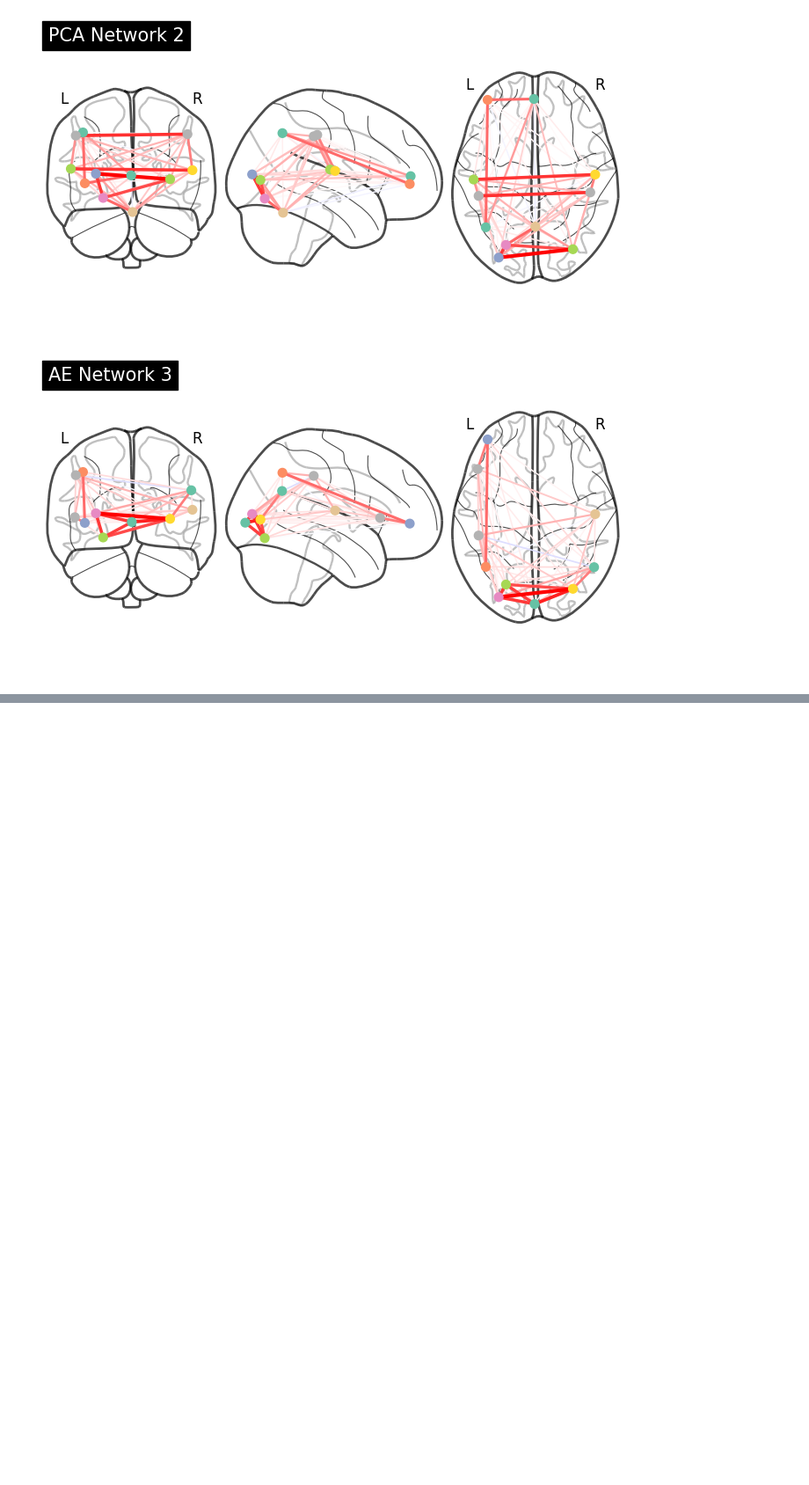
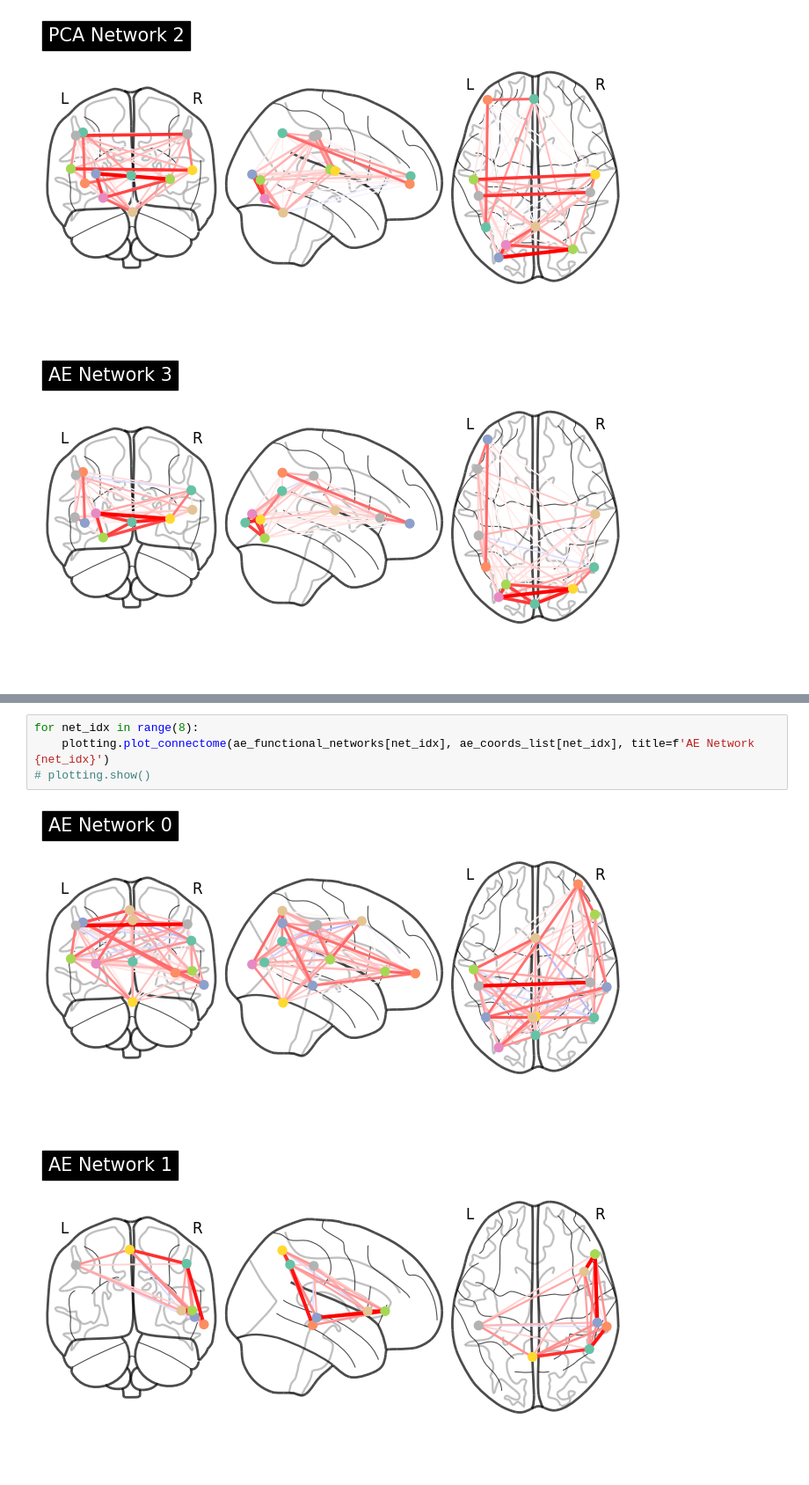
Before and after one commit to ntolley/metanets, a Jupyter notebook: notebooks/autoencoder_networks.ipynb, the cells around one changed output, grey strips where cells are left out. Shown at 88% size. Saved outputs shown, nothing was run; the diff lists cells and outputs as text; blank space fills up the shorter version.

```diff
--- a/notebooks/autoencoder_networks.ipynb
+++ b/notebooks/autoencoder_networks.ipynb
@@ -167,0 +168,7 @@ plotting.plot_connectome(ae_functional_networks[ae_net_idx], ae_coords_list[ae_n
+# %%
+for net_idx in range(8):
+    plotting.plot_connectome(ae_functional_networks[net_idx], ae_coords_list[net_idx], title=f'AE Network {net_idx}')
+# plotting.show()
+# %% [output]
+[figure, added]
+[figure, added]
```
Also changed, not shown: parts of 4 cells of this notebook, 1 other file.
